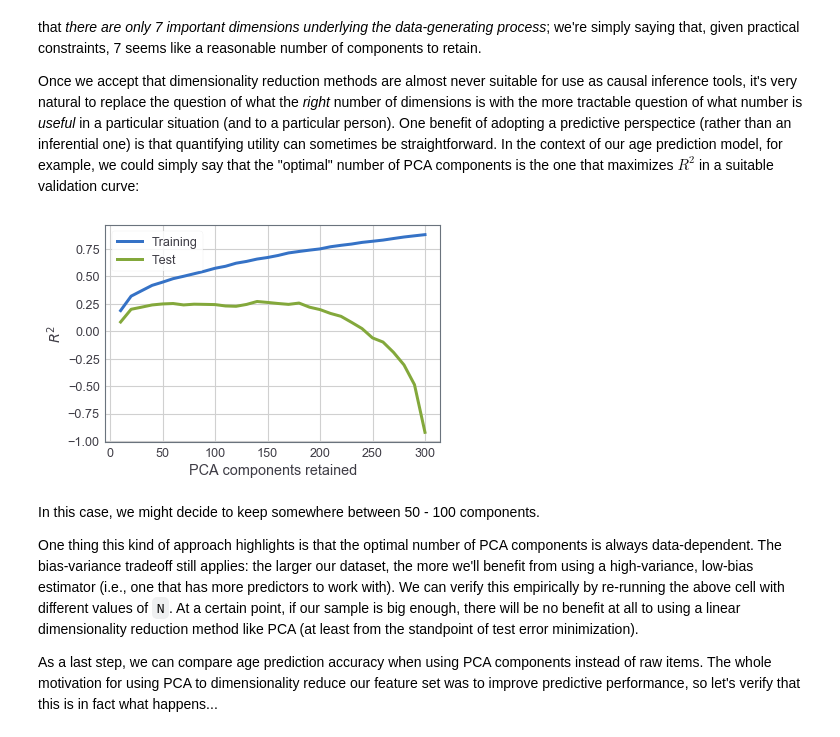
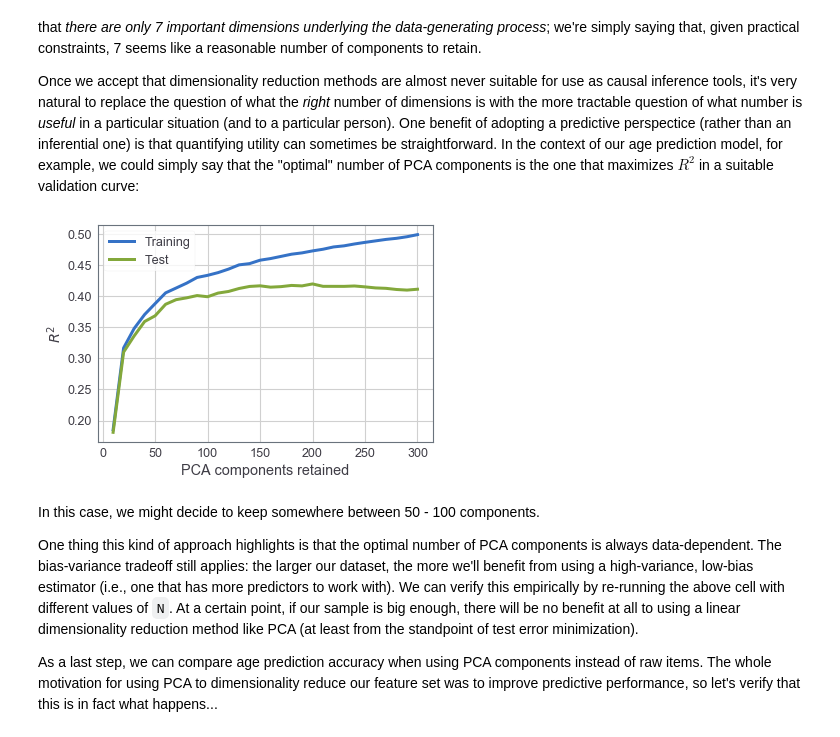
Before and after one commit to tyarkoni/ML4PS, a Jupyter notebook: notebooks/6-Dimensionality-reduction.ipynb, the cells around one changed output. Cells and saved outputs as stored; diff of their text form; code cells hidden in the pictures.

```diff
--- a/notebooks/6-Dimensionality-reduction.ipynb
+++ b/notebooks/6-Dimensionality-reduction.ipynb
@@ -183,25 +183,25 @@ Once we accept that dimensionality reduction methods are almost never suitable f
 # %%
 from sklearn.model_selection import validation_curve
 
 # Number of cases
-N = 500
+N = 5000
 
 pipeline = Pipeline([
     ('PCA', PCA()),
     ('OLS', LinearRegression())
 ])
 
 items, age = get_features(data, 'items', 'AGE', n=N)
 n_comps = np.arange(10, 310, 10).astype(int)
 train_scores, test_scores = validation_curve(pipeline, items, age, 'PCA__n_components', n_comps, cv=5)
 
 plt.plot(n_comps, train_scores.mean(1), lw=3, label='Training')
 plt.plot(n_comps, test_scores.mean(1), lw=3, label='Test')
 plt.xlabel("PCA components retained")
 plt.ylabel("$R^2$")
 plt.legend();
 # %% [output]
-[figure, old version]
+[figure, new version]
 # %% [markdown]
 In this case, we might decide to keep somewhere between 50 - 100 components.
 
```
Also changed, not shown: parts of 1 cell of this notebook.
